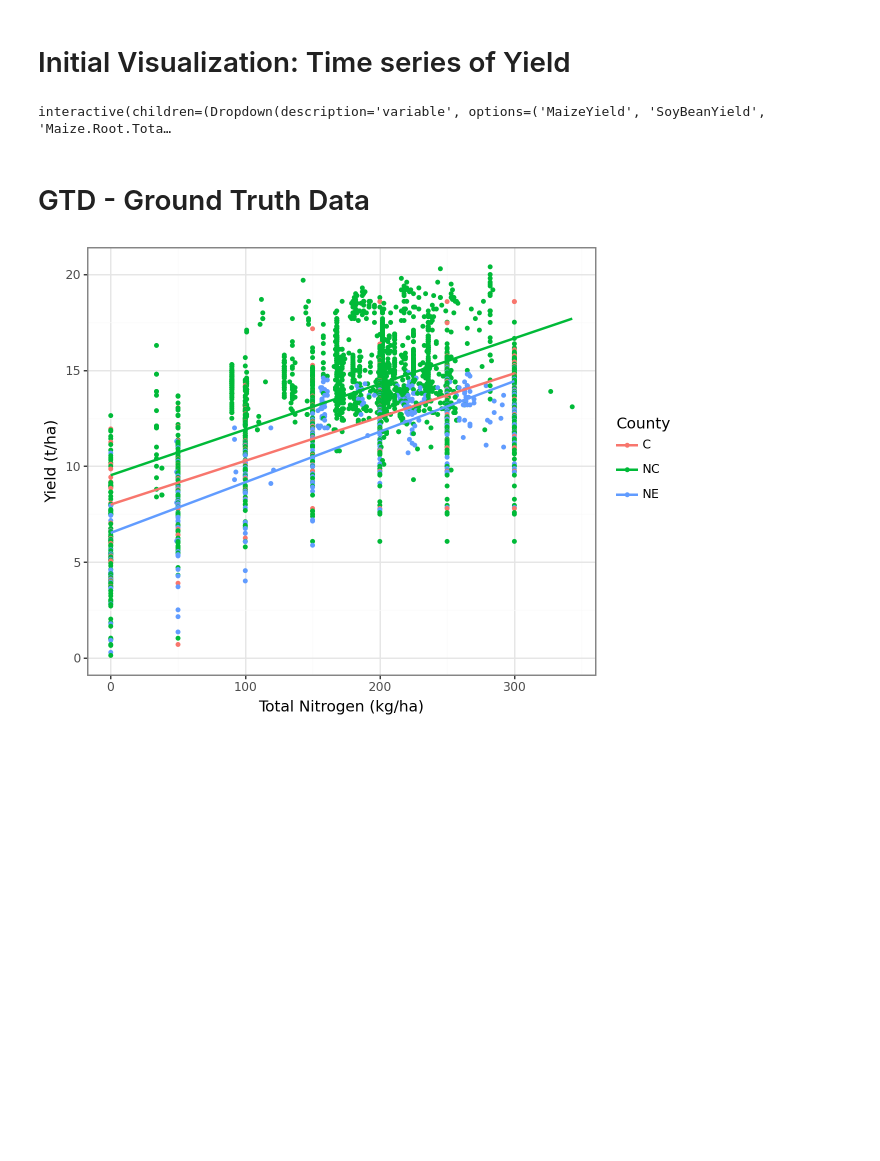
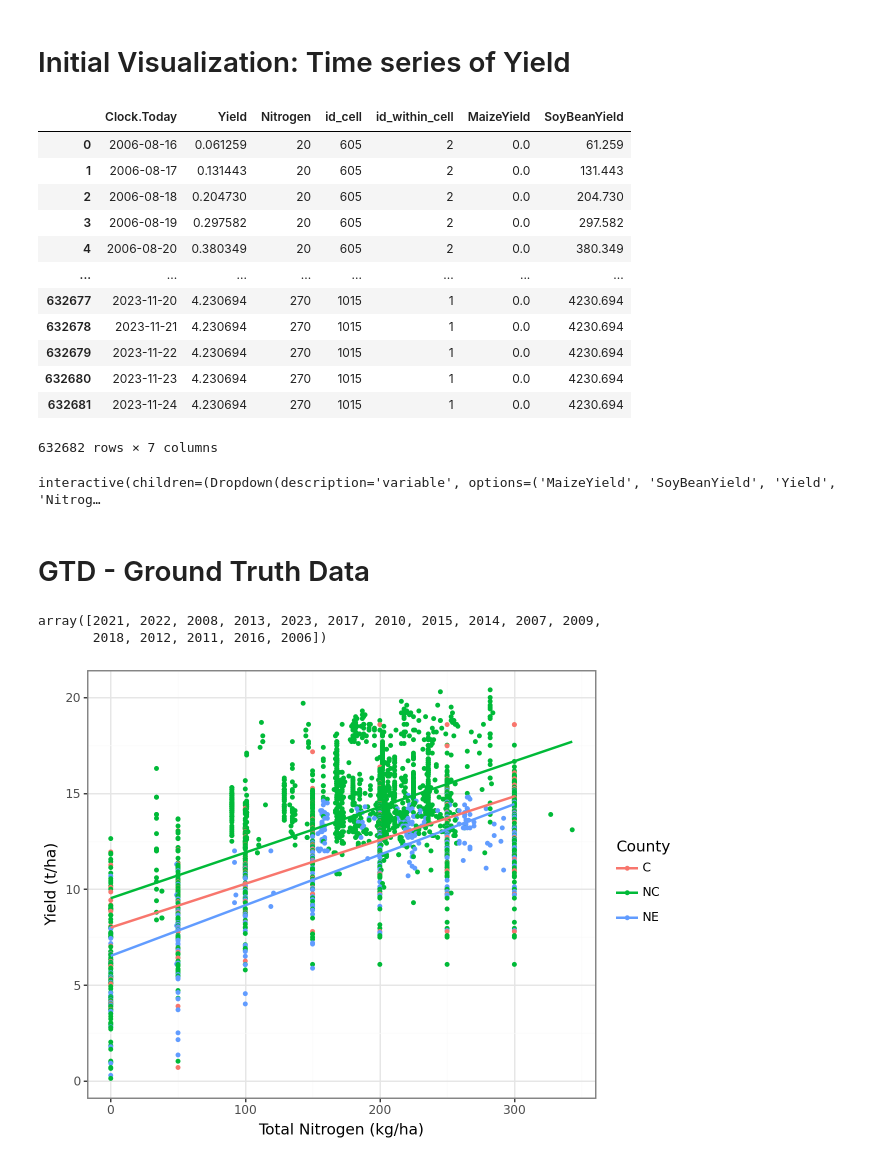
Before and after one commit to Ciampitti-Lab/ApsimxpyModule, a Jupyter notebook: workflow/_6EvaluationNotebooks/ResultsAnalysis.ipynb, the cells around one changed output. Saved outputs shown, nothing was run; the diff lists cells and outputs as text; code cells hidden in the pictures; blank space fills up the shorter version.

```diff
--- a/workflow/_6EvaluationNotebooks/ResultsAnalysis.ipynb
+++ b/workflow/_6EvaluationNotebooks/ResultsAnalysis.ipynb
@@ -3,20 +3,40 @@ import matplotlib.pyplot as plt
 import pandas as pd
 import ipywidgets as widgets
 from ipywidgets import interact
+import glob
+import os
+import geopandas as gpd
+
+
+pd.set_option('display.max_rows',100)
+pd.set_option('display.max_columns',100)
 # %% [markdown]
 # Initial Visualization: Time series of Yield
+# %%
+results = pd.read_parquet("/workspace/workflow/_6EvaluationNotebooks/results.parquet", engine="fastparquet")
+results
+# %% [output]
+|  | Clock.Today | Yield | Nitrogen | id_cell | id_within_cell | MaizeYield | SoyBeanYield |
+| 0 | 2006-08-16 | 0.061259 | 20 | 605 | 2 | 0.0 | 61.259 |
+| 1 | 2006-08-17 | 0.131443 | 20 | 605 | 2 | 0.0 | 131.443 |
+| 2 | 2006-08-18 | 0.204730 | 20 | 605 | 2 | 0.0 | 204.730 |
+| 3 | 2006-08-19 | 0.297582 | 20 | 605 | 2 | 0.0 | 297.582 |
+| 4 | 2006-08-20 | 0.380349 | 20 | 605 | 2 | 0.0 | 380.349 |
+| ... | ... | ... | ... | ... | ... | ... | ... |
+| 632677 | 2023-11-20 | 4.230694 | 270 | 1015 | 1 | 0.0 | 4230.694 |
+| 632678 | 2023-11-21 | 4.230694 | 270 | 1015 | 1 | 0.0 | 4230.694 |
+| 632679 | 2023-11-22 | 4.230694 | 270 | 1015 | 1 | 0.0 | 4230.694 |
+| 632680 | 2023-11-23 | 4.230694 | 270 | 1015 | 1 | 0.0 | 4230.694 |
+| 632681 | 2023-11-24 | 4.230694 | 270 | 1015 | 1 | 0.0 | 4230.694 |
+632682 rows × 7 columns
 # %%
-results = pd.read_parquet("/workspace/workflow/_6EvaluationNotebooks/results.parquet", engine="fastparquet")
-
-# Asegurar formato de fecha
 results["Clock.Today"] = pd.to_datetime(results["Clock.Today"])
 
-# Lista de variables disponibles
-possible_vars = ['MaizeYield','SoyBeanYield','Maize.Root.Total.Wt','Maize.Leaf.Total.Wt','Maize.IsAlive','soybean.Root.Total.Wt','Nitrogen_Sowing']
+
+possible_vars = ['MaizeYield','SoyBeanYield','Yield','Nitrogen_Sowing']
 
 @interact(variable=possible_vars)
 def plot_variable(variable="SurfaceOrganicMatter.Cover"):
-    # Usar pivot_table para evitar error por duplicados
     pivot_df = results.pivot_table(
         index="Clock.Today",
         columns="Nitrogen",
@@ -35,11 +55,15 @@ def plot_variable(variable="SurfaceOrganicMatter.Cover"):
     plt.tight_layout()
     plt.show()
 # %% [output]
-interactive(children=(Dropdown(description='variable', options=('MaizeYield', 'SoyBeanYield', 'Maize.Root.Tota…
+interactive(children=(Dropdown(description='variable', options=('MaizeYield', 'SoyBeanYield', 'Yield', 'Nitrog…
 # %% [markdown]
 # GTD - Ground Truth Data
 # %%
 GTD=pd.read_csv("/workspace/workflow/_6EvaluationNotebooks/GTD.csv")
+GTD.year.unique()
+# %% [output]
+array([2021, 2022, 2008, 2013, 2023, 2017, 2010, 2015, 2014, 2007, 2009,
+       2018, 2012, 2011, 2016, 2006])
 # %%
 from plotnine import ggplot, aes, geom_point, geom_smooth, labs, theme_bw
 
```
Also changed, not shown: parts of 7 cells of this notebook, 7 other files.
